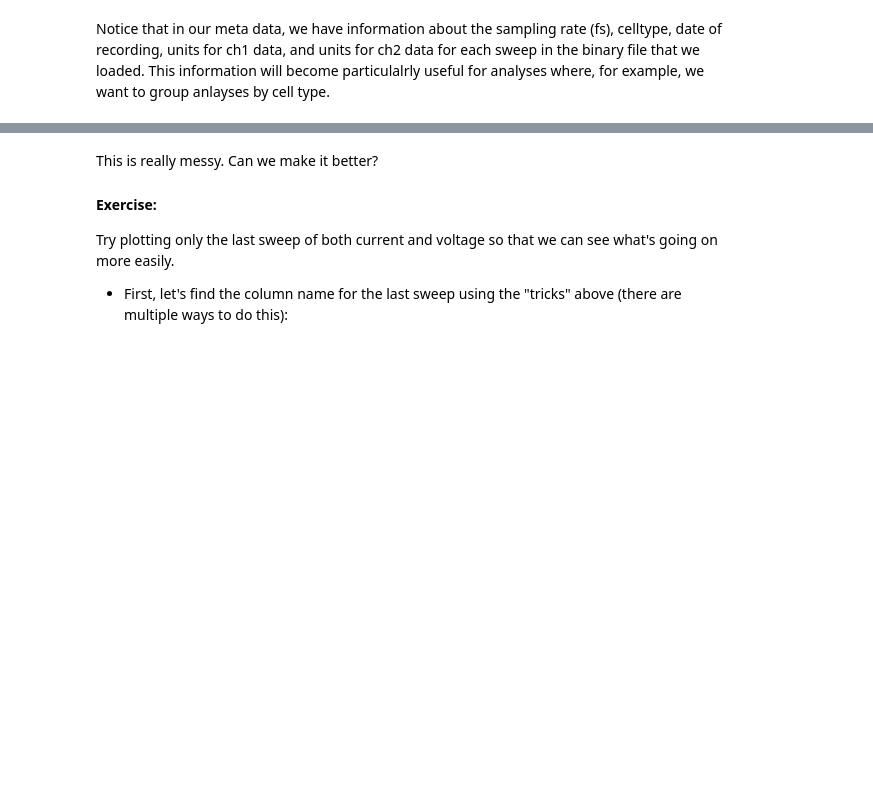
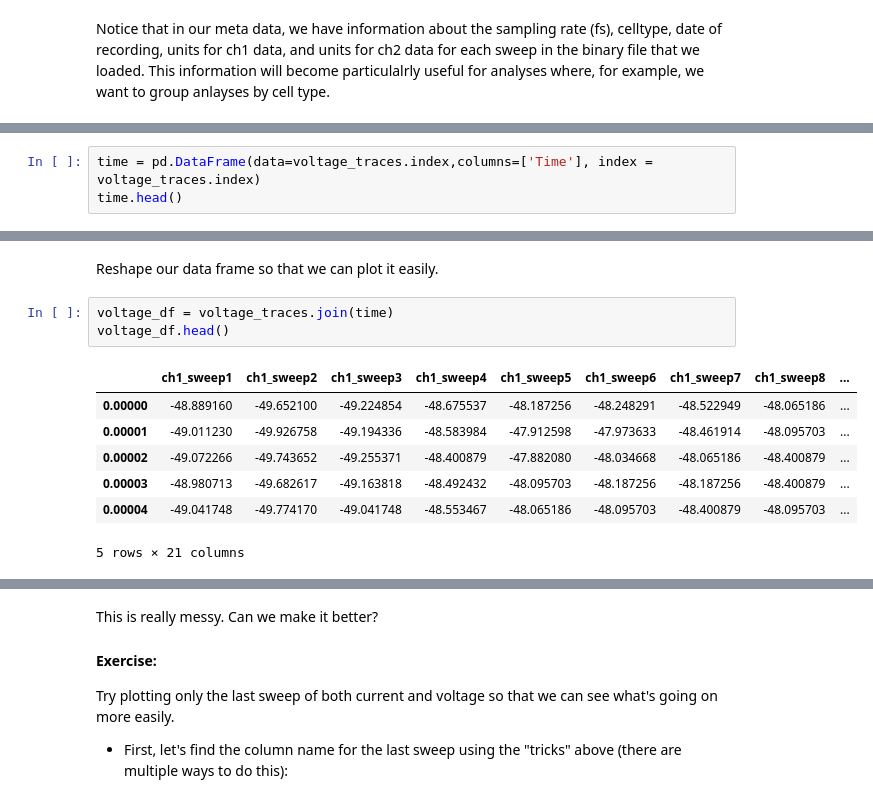
Before and after one commit to dasaderi/python_neurobootcamp, a Jupyter notebook: day-3/Day-3.ipynb, the cells around one changed output, grey strips where cells are left out. Cells and saved outputs as stored; diff of their text form; blank space fills up the shorter version.

```diff
--- a/day-3/Day-3.ipynb
+++ b/day-3/Day-3.ipynb
@@ -268,0 +374,3 @@ plt.show()
+# %%
+time = pd.DataFrame(data=voltage_traces.index,columns=['Time'], index = voltage_traces.index)
+time.head()
@@ -268,0 +384,13 @@ plt.show()
+# %% [markdown]
+Reshape our data frame so that we can plot it easily.
+# %%
+voltage_df = voltage_traces.join(time)
+voltage_df.head()
+# %% [output]
+|  | ch1_sweep1 | ch1_sweep2 | ch1_sweep3 | ch1_sweep4 | ch1_sweep5 | ch1_sweep6 | ch1_sweep7 | ch1_sweep8 | ... |
+| 0.00000 | -48.889160 | -49.652100 | -49.224854 | -48.675537 | -48.187256 | -48.248291 | -48.522949 | -48.065186 | ... |
+| 0.00001 | -49.011230 | -49.926758 | -49.194336 | -48.583984 | -47.912598 | -47.973633 | -48.461914 | -48.095703 | ... |
+| 0.00002 | -49.072266 | -49.743652 | -49.255371 | -48.400879 | -47.882080 | -48.034668 | -48.065186 | -48.400879 | ... |
+| 0.00003 | -48.980713 | -49.682617 | -49.163818 | -48.492432 | -48.095703 | -48.187256 | -48.187256 | -48.400879 | ... |
+| 0.00004 | -49.041748 | -49.774170 | -49.041748 | -48.553467 | -48.065186 | -48.095703 | -48.400879 | -48.095703 | ... |
+5 rows × 21 columns
```
Also changed, not shown: parts of 38 cells of this notebook, 1 other file.
